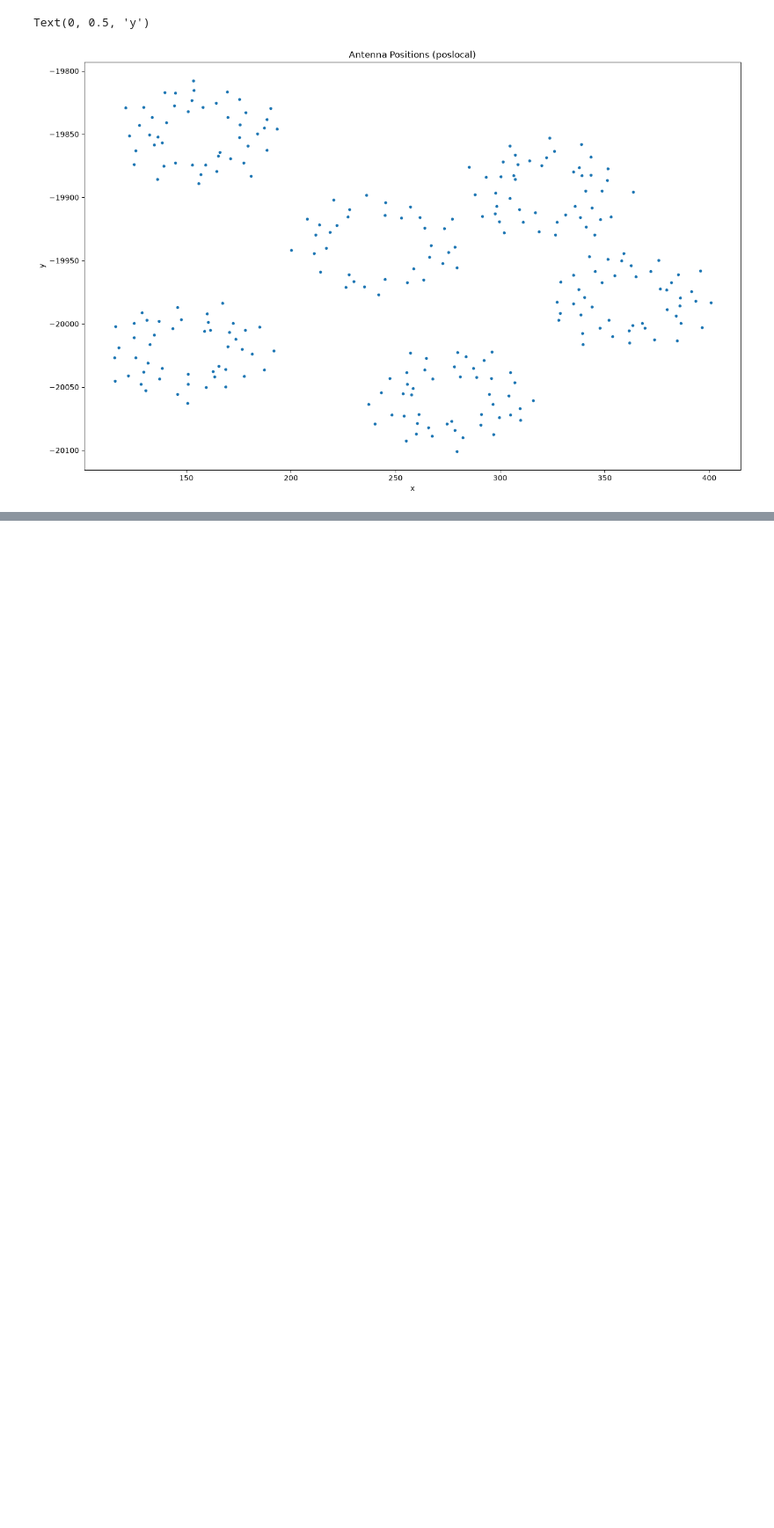
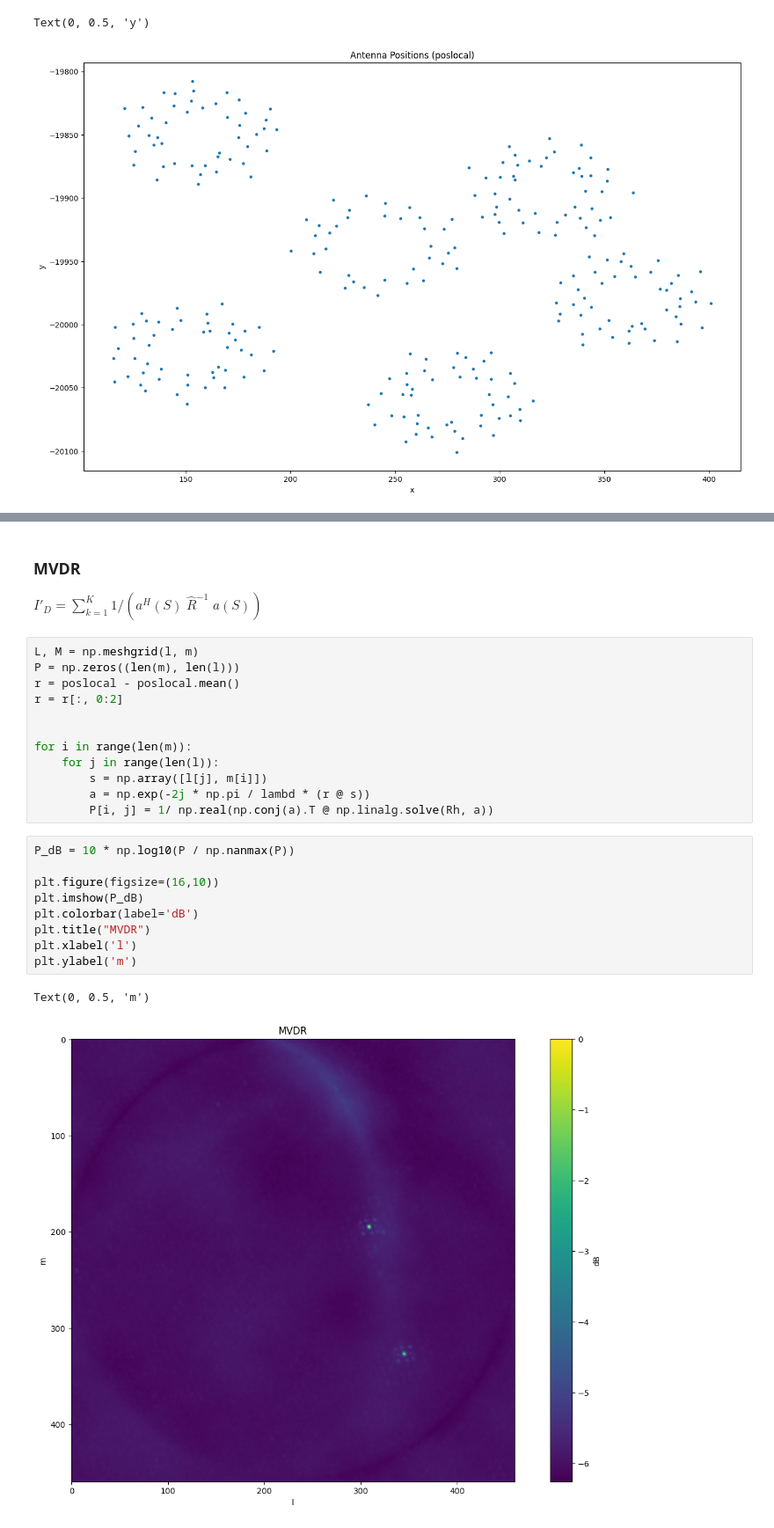
Before and after one commit to craftermathijs/EE4795-StatDSP-RadAstroImg, a Jupyter notebook: project.ipynb, the cells around one changed output, grey strips where cells are left out. Shown at 88% size. Cells and saved outputs as stored; diff of their text form; blank space fills up the shorter version.

Commit message:
MVDR and AR real

```diff
--- a/project.ipynb
+++ b/project.ipynb
@@ -87,0 +86,27 @@ Text(0, 0.5, 'm')
+# %% [markdown]
+### MVDR
+$I'_D =  \sum^{K}_{k=1} 1/(a^H(S)\; \hat{R}^{-1}\; a(S)) $
+# %%
+L, M = np.meshgrid(l, m)
+P = np.zeros((len(m), len(l)))
+r = poslocal - poslocal.mean()
+r = r[:, 0:2]
+
+
+for i in range(len(m)):
+    for j in range(len(l)):
+        s = np.array([l[j], m[i]])
+        a = np.exp(-2j * np.pi / lambd * (r @ s))
+        P[i, j] = 1/ np.real(np.conj(a).T @ np.linalg.solve(Rh, a))
+# %%
+P_dB = 10 * np.log10(P / np.nanmax(P))
+
+plt.figure(figsize=(16,10))
+plt.imshow(P_dB)
+plt.colorbar(label='dB')
+plt.title("MVDR")
+plt.xlabel('l')
+plt.ylabel('m')
+# %% [output]
+Text(0, 0.5, 'm')
+[figure, added]
```
Also changed, not shown: parts of 8 cells of this notebook.
